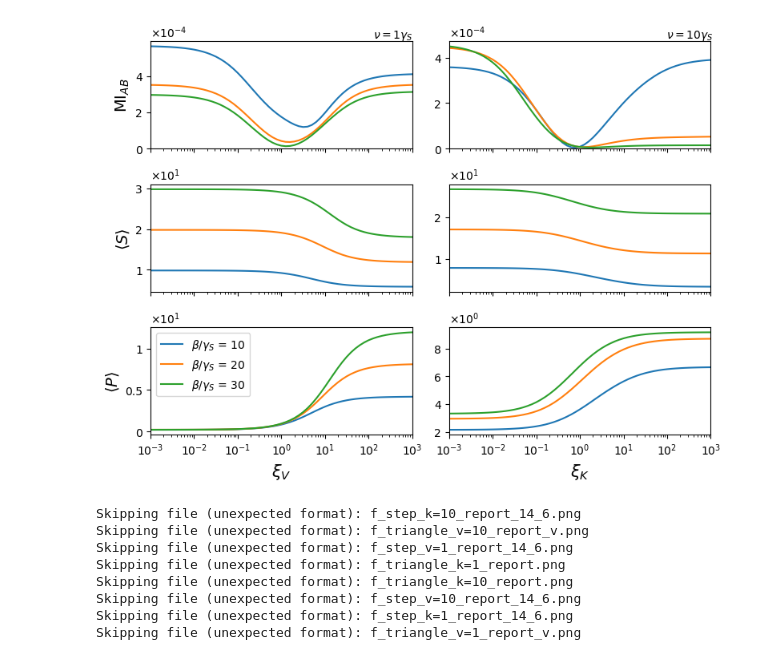
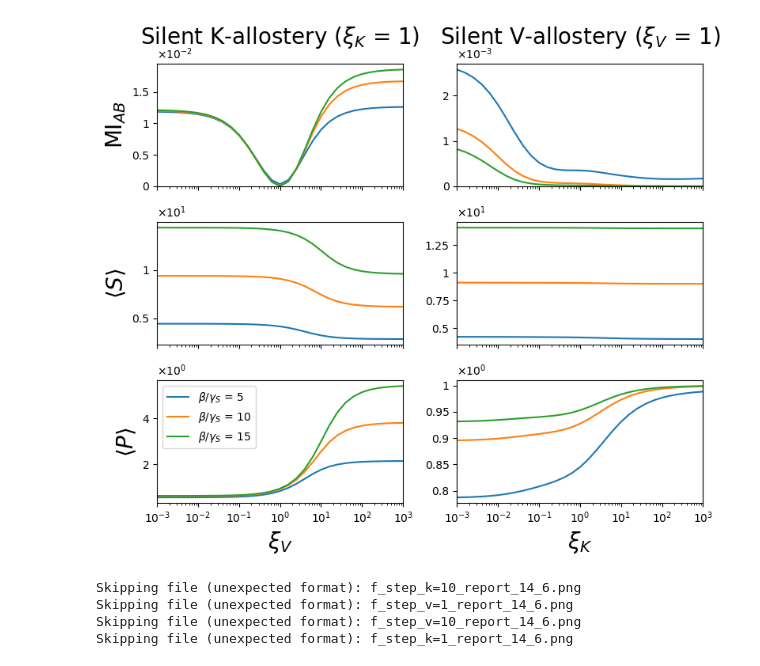
Before and after one commit to PessoaP/Allostery_model, a Jupyter notebook: figures.ipynb, the cells around one changed output. Cells and saved outputs as stored; diff of their text form; code cells hidden in the pictures.

```diff
--- a/figures.ipynb
+++ b/figures.ipynb
@@ -5,6 +5,5 @@ import matplotlib.ticker as ticker
 import os
 import pandas as pd
 # %%
-folders = ['V_.1_K_.1_allostery','V_1_K_.1_allostery','V_10_K_.1_allostery',
-           'V_.1_K_1_allostery', 'V_1_K_1_allostery', 'V_10_K_1_allostery',
-           'V_.1_K_10_allostery','V_1_K_10_allostery','V_10_K_10_allostery',]
+folders = ['V_1_K_.1_allostery', 'V_1_K_1_allostery', 'V_1_K_10_allostery',
+           'V_.1_K_1_allostery', 'V_1_K_1_allostery', 'V_10_K_1_allostery']
@@ -93,10 +183,10 @@ plt.show()
 # %%
-folders = ['V_?_K_1_allostery','V_1_K_?_allostery_nu10','V_1_K_?_allostery','V_?_K_1_allostery_nu10']
+folders = ['V_?_K_1_allostery','V_1_K_?_allostery','V_?_K_1_allostery_nu10','V_1_K_?_allostery_nu10']
 # %%
 def plot_variable(folder,axs):
     betas, allos, MI, S, P = np.loadtxt(folder+'fcases/B_report.csv').T
     #print(betas)
-    for b in [10,20,30]:
+    for b in [5,10,15]:
         axs[0].plot(allos[betas == b], MI[betas == b], label=rf'$\beta/\gamma_S$ = {int(b)}')
         axs[1].plot(allos[betas == b], S[betas == b])
         axs[2].plot(allos[betas == b], P[betas == b])
@@ -144,5 +234,5 @@ for folder in folders:
 
     plt.tight_layout()
     #plt.show()
-    plt.savefig(folder+'fcases/B_report',bbox_inches='tight',dpi=600)
+    plt.savefig(folder+'fcases/B_report',bbox_inches='tight',dpi=900)
 # %% [output]
@@ -153,22 +243,23 @@ for folder in folders:
 # %%
-fig, axs = plt.subplots(3, 2, sharex=True, figsize=(8, 6))
+fig, axs = plt.subplots(3, 2, sharex=True, figsize=(8, 7))
 
 for (folder, axi) in zip(folders[:2], axs.T):
     plot_variable(folder, axi)
 
 # Titles and x-labels
-#axs[0, 0].set_title(r'Silent K-allostery ($\xi_K$ = 1)', fontsize=15, pad=18)
-axs[-1, 0].set_xlabel(r'$\xi_V$', fontsize=15)
-#axs[0, 1].set_title(r'Silent V-allostery ($\xi_V$ = 1)', fontsize=15, pad=18)
-axs[-1, 1].set_xlabel(r'$\xi_K$', fontsize=15)
+axs[0, 0].set_title(r'Silent K-allostery ($\xi_K$ = 1)', fontsize=20, pad=18)
+axs[-1, 0].set_xlabel(r'$\xi_V$', fontsize=20)
+axs[0, 1].set_title(r'Silent V-allostery ($\xi_V$ = 1)', fontsize=20, pad=18)
+axs[-1, 1].set_xlabel(r'$\xi_K$', fontsize=20)
 
 # Y-labels on first column
 for ax, g in zip( axs[:, 0], [r'MI$_{AB}$', r'$\langle S \rangle$', r'$\langle P \rangle$']):
-    ax.set_ylabel(g, fontsize=14)
+    ax.set_ylabel(g, fontsize=20)
 
 # === Manual "×10^exp" style on all panels (including 10^0) ===
 for ax in axs.flatten():
     ax.set_xlim(1e-3,1e3)
+    #ax.set_xlim(1e-2,1e2)
     ymin, ymax = ax.get_ylim()
     scale = max(abs(ymin), abs(ymax))
     if scale == 0:
@@ -177,45 +268,49 @@ for ax in axs.flatten():
         exp = int(np.floor(np.log10(scale)))
 
     ticks = ax.get_yticks()
     if len(ticks) > 0:
         max_tick = max(abs(t) for t in ticks)
         # If everything is < 1 but exp==0, shift exponent down so we don't get 0.2, 0.4, ...
         if exp == 0 and max_tick < 1 and max_tick > 0:
             exp -= 1
 
     factor = 10**exp
 
     # Rescale tick labels
     ticks = ax.get_yticks()  # get again in case they changed
     ax.set_yticklabels([f"{t / factor:g}" for t in ticks])
 
     # Put ×10^exp above the axis
     ax.text(
         0.0, 1.02,
         rf"$\times 10^{{{exp}}}$",
         transform=ax.transAxes,
         ha="left",
         va="bottom",
     )
-axs[0,1].text(0.83, 1.03, rf"$\nu = 10 \gamma_S$", transform=axs[0,1].transAxes)
-axs[0,0].text(0.85, 1.03, rf"$\nu = 1 \gamma_S$", transform=axs[0,0].transAxes)
+# axs[0,1].text(0.83, 1.03, rf"$\nu = 10 \gamma_S$", transform=axs[0,1].transAxes)
+# axs[0,0].text(0.85, 1.03, rf"$\nu = 1 \gamma_S$", transform=axs[0,0].transAxes)
+
+# for ax in axs[0][1:]:
+#     ymin, ymax = ax.get_ylim()
+#     ax.set_ylim(ymin,ymax/6)
 
 # Legend (currently just on top-right axis; can switch to fig.legend if you want global)
 axs[-1, 0].legend(*axs[0,0].get_legend_handles_labels())
-#fig.legend(*axs[0,0].get_legend_handles_labels(),loc='lower center', bbox_to_anchor=(0.5, -0.03), ncol=3, frameon=False,fontsize=10)
+#fig.legend(*axs[0,0].get_legend_handles_labels(),loc='lower center', bbox_to_anchor=(0.5, -0.03), ncol=3, frameon=False,fontsize=15)
 
 fig.subplots_adjust(bottom=0.12)
 plt.tight_layout()
-plt.savefig('f3.png', dpi=600, bbox_inches='tight')
+plt.savefig('f3.png', dpi=900, bbox_inches='tight')
 # %% [output]
-[figure, old version]
+[figure, new version]
 # %%
 records = []
 
 files = os.listdir("varallostery")
 for file in files:
     try:
-        _, v, k, beta, shape, times, _ = file.split("_")
+        allo, v, k, beta, shape, times, _ = file.split("_")
         xi_v, xi_k = v.split("=")[-1], k.split("=")[-1]
 
         # remove trailing 'K' from xi_v
@@ -227,6 +322,7 @@ for file in files:
             times = times
 
         records.append({
+            "kind": allo,
             "xi_v": xi_v,
             "xi_k": xi_k,
             "shape": shape,
@@ -241,13 +337,9 @@ for file in files:
 df = pd.DataFrame(records)
 # %% [output]
 Skipping file (unexpected format): f_step_k=10_report_14_6.png
-Skipping file (unexpected format): f_triangle_v=10_report_v.png
 Skipping file (unexpected format): f_step_v=1_report_14_6.png
-Skipping file (unexpected format): f_triangle_k=1_report.png
-Skipping file (unexpected format): f_triangle_k=10_report.png
 Skipping file (unexpected format): f_step_v=10_report_14_6.png
 Skipping file (unexpected format): f_step_k=1_report_14_6.png
-Skipping file (unexpected format): f_triangle_v=1_report_v.png
 # %%
 def make_plot(df, axs,tmax =-1):
     for i, row in df.iterrows():
```
Also changed, not shown: parts of 15 cells of this notebook, 2 other files.
